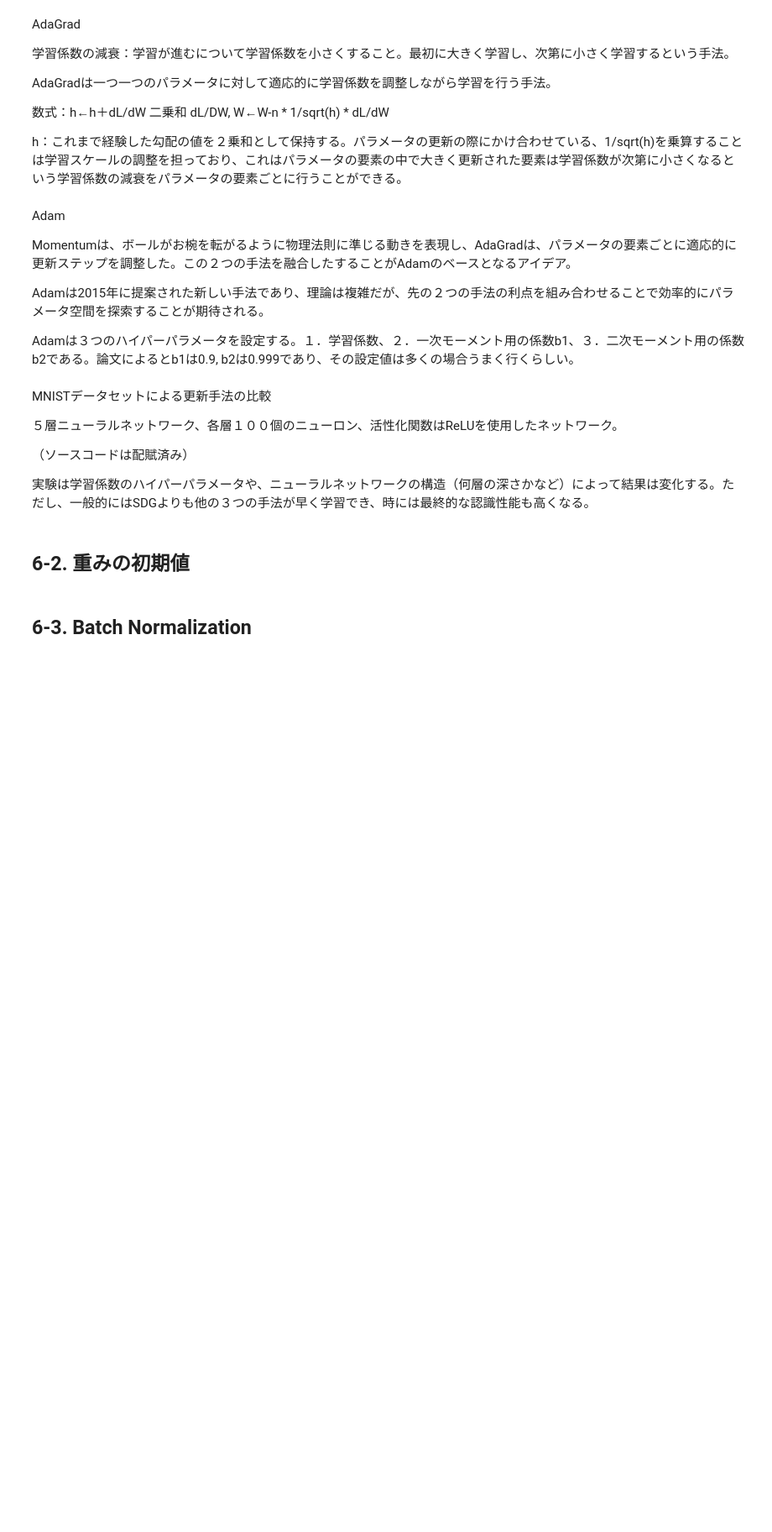
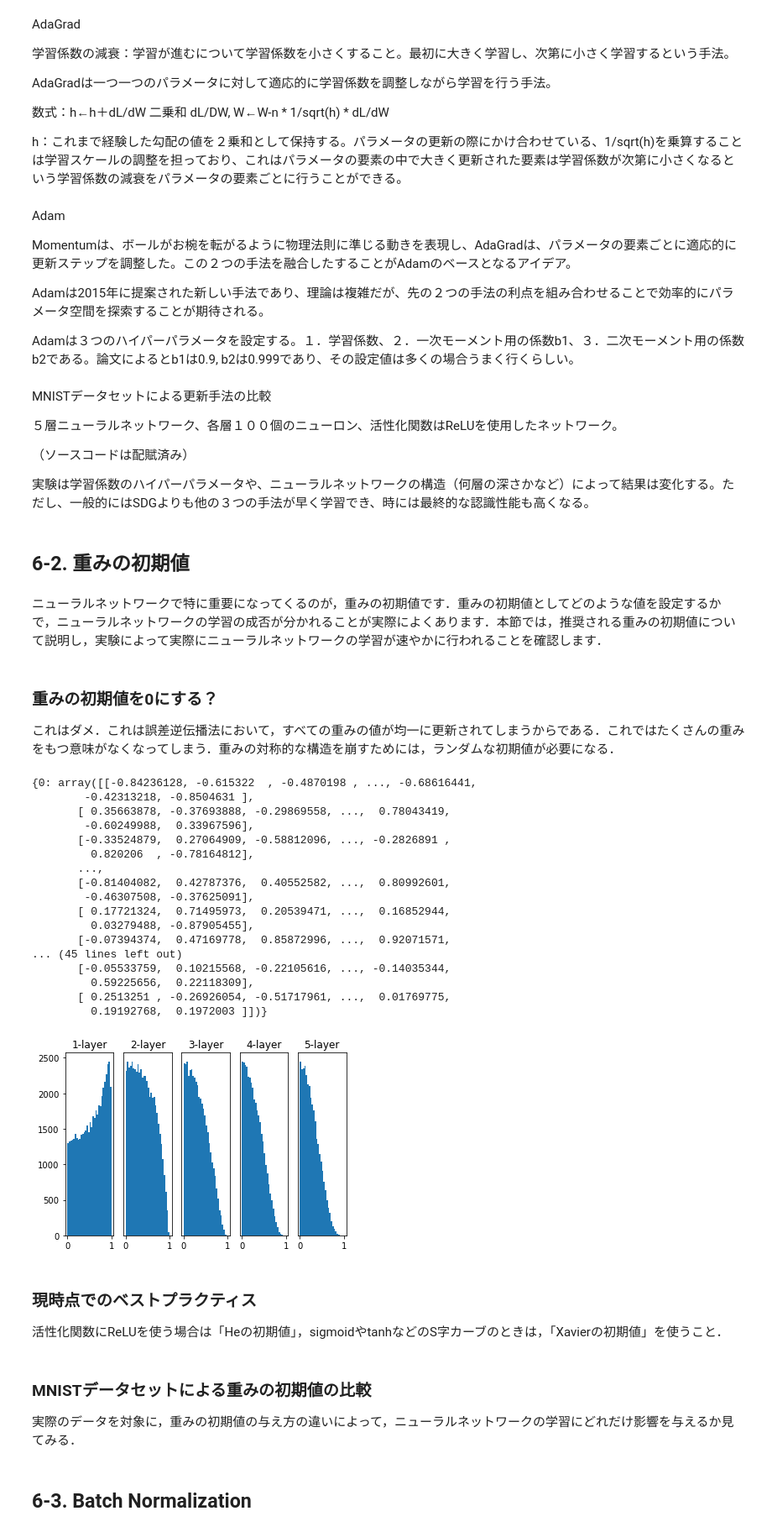
Before and after one commit to ohikouta/zero_dl, a Jupyter notebook: ch06.ipynb, the cells around one changed output. Shown at 84% size. Cells and saved outputs as stored; diff of their text form; code cells hidden in the pictures; blank space fills up the shorter version.

```diff
--- a/ch06.ipynb
+++ b/ch06.ipynb
@@ -107,5 +107,85 @@ MNISTデータセットによる更新手法の比較
 実験は学習係数のハイパーパラメータや、ニューラルネットワークの構造（何層の深さかなど）によって結果は変化する。ただし、一般的にはSDGよりも他の３つの手法が早く学習でき、時には最終的な認識性能も高くなる。
 # %% [markdown]
 ## 6-2. 重みの初期値
+# %% [markdown]
+ニューラルネットワークで特に重要になってくるのが，重みの初期値です．重みの初期値としてどのような値を設定するかで，ニューラルネットワークの学習の成否が分かれることが実際によくあります．本節では，推奨される重みの初期値について説明し，実験によって実際にニューラルネットワークの学習が速やかに行われることを確認します．
+# %% [markdown]
+### 重みの初期値を0にする？
+これはダメ．これは誤差逆伝播法において，すべての重みの値が均一に更新されてしまうからである．これではたくさんの重みをもつ意味がなくなってしまう．重みの対称的な構造を崩すためには，ランダムな初期値が必要になる．
+# %%
+# -*- coding:utf-8 -*-
+
+# 重みの初期値によって隠れ層のアクティベーションがどのように変化するか
+
+import numpy as np
+import matplotlib.pyplot as plt
+
+def sigmoid(x):
+    return 1 / (1 + np.exp(-x))
+
+def ReLU(x):
+    return np.maximum(0, x)
+
+def tanh(x):
+    return np.tanh(x)
+
+input_data = np.random.randn(1000, 100)  # 1000個のデータ
+node_num = 100
+hidden_layer_size = 5  # 隠れ層が5層
+# ここにアクティベーションの結果を格納する
+activations = {}
+
+x = input_data
+
+for i in range(hidden_layer_size):
+    if i != 0:
+        x = activations[i-1]
+
+#     w = np.random.randn(node_num, node_num) * 1
+#     w = np.random.randn(node_num, node_num) * 0.01
+
+# Xavier の初期値を重みの初期値設定に用いて計算してみる
+    w = np.random.randn(node_num, node_num) / np.sqrt(node_num)
+
+
+    a = np.dot(x, w)
+
+    z = tanh(a)
+    activations[i] = z
+
+print(activations)
+# ヒストグラムを描画
+for i, a in activations.items():
+    plt.subplot(1, len(activations), i+1)
+    plt.title(str(i+1) + "-layer")
+    if i != 0: plt.yticks([], [])
+    plt.hist(a.flatten(), 30, range=(0,1))
+
+plt.show()
+# %% [output]
+{0: array([[-0.84236128, -0.615322  , -0.4870198 , ..., -0.68616441,
+        -0.42313218, -0.8504631 ],
+       [ 0.35663878, -0.37693888, -0.29869558, ...,  0.78043419,
+        -0.60249988,  0.33967596],
+       [-0.33524879,  0.27064909, -0.58812096, ..., -0.2826891 ,
+         0.820206  , -0.78164812],
+       ...,
+       [-0.81404082,  0.42787376,  0.40552582, ...,  0.80992601,
+        -0.46307508, -0.37625091],
+       [ 0.17721324,  0.71495973,  0.20539471, ...,  0.16852944,
+         0.03279488, -0.87905455],
+       [-0.07394374,  0.47169778,  0.85872996, ...,  0.92071571,
+... (45 lines left out)
+       [-0.05533759,  0.10215568, -0.22105616, ..., -0.14035344,
+         0.59225656,  0.22118309],
+       [ 0.2513251 , -0.26926054, -0.51717961, ...,  0.01769775,
+         0.19192768,  0.1972003 ]])}
+[figure, added]
+# %% [markdown]
+### 現時点でのベストプラクティス
+活性化関数にReLUを使う場合は「Heの初期値」，sigmoidやtanhなどのS字カーブのときは，「Xavierの初期値」を使うこと．
+# %% [markdown]
+### MNISTデータセットによる重みの初期値の比較
+実際のデータを対象に，重みの初期値の与え方の違いによって，ニューラルネットワークの学習にどれだけ影響を与えるか見てみる．
 # %% [markdown]
 ## 6-3. Batch Normalization
```
Also changed, not shown: parts of 4 cells of this notebook.
